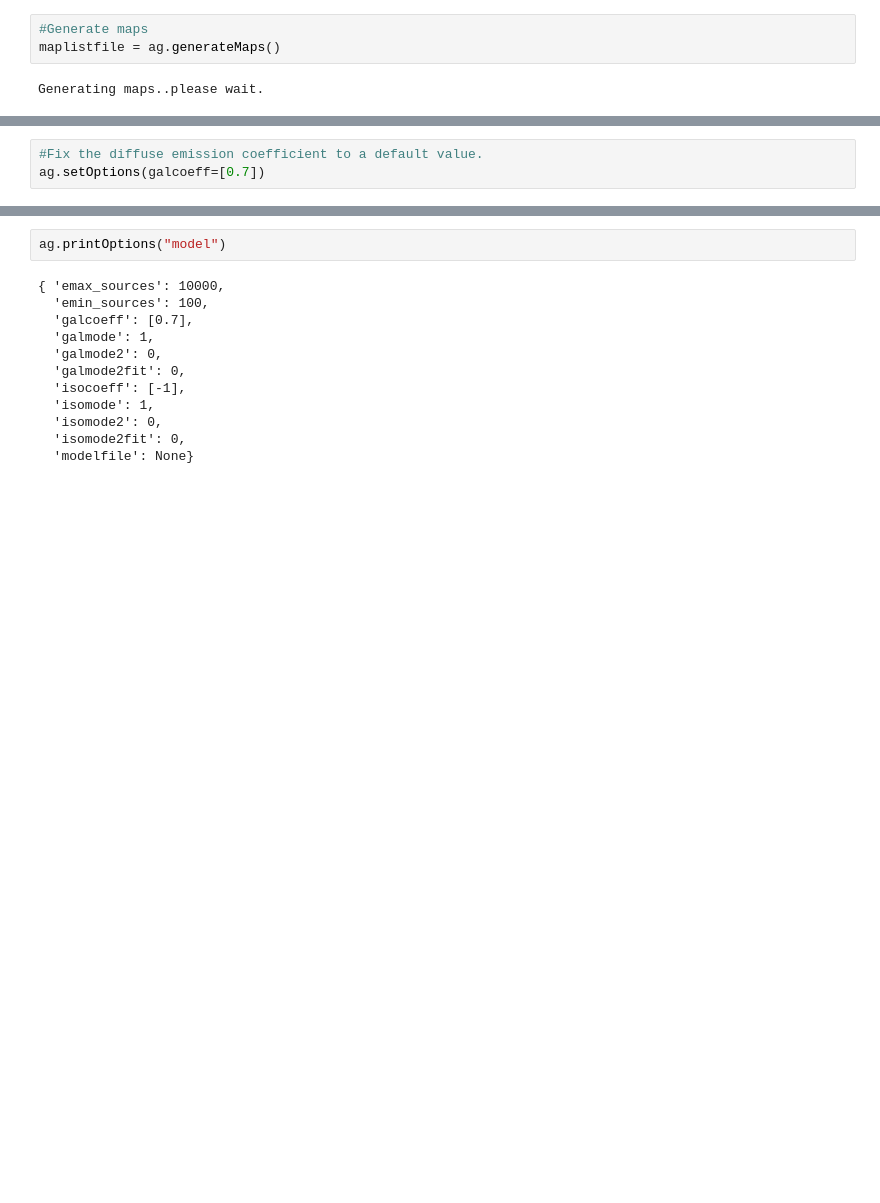
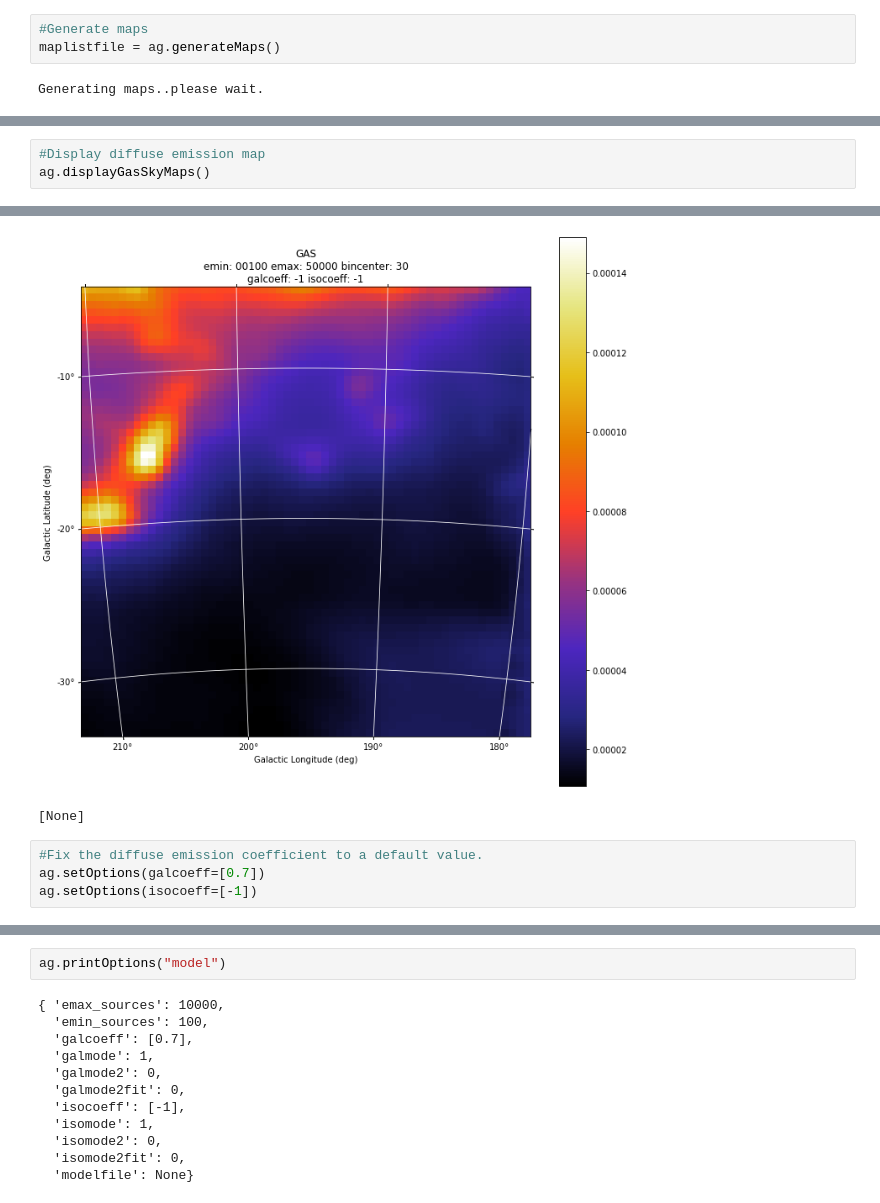
Before and after one commit to elenagasparri/agilenusrc, a Jupyter notebook: Notebook/ic170922a_agilesearch.ipynb, the cells around one changed output, grey strips where cells are left out. Drawn from its saved outputs; the diff is of its cells as text; blank space fills up the shorter version.

```diff
--- a/Notebook/ic170922a_agilesearch.ipynb
+++ b/Notebook/ic170922a_agilesearch.ipynb
@@ -168,0 +172,4 @@ Generating plot..please wait.
+# %%
+#Display diffuse emission map
+ag.displayGasSkyMaps()
+# %% [output]
@@ -169,3 +178,6 @@ Generating plot..please wait.
+[figure, added]
+[None]
 # %%
 #Fix the diffuse emission coefficient to a default value.
 ag.setOptions(galcoeff=[0.7])
+ag.setOptions(isocoeff=[-1])
```
Also changed, not shown: parts of 36 cells of this notebook, 9 other files.
